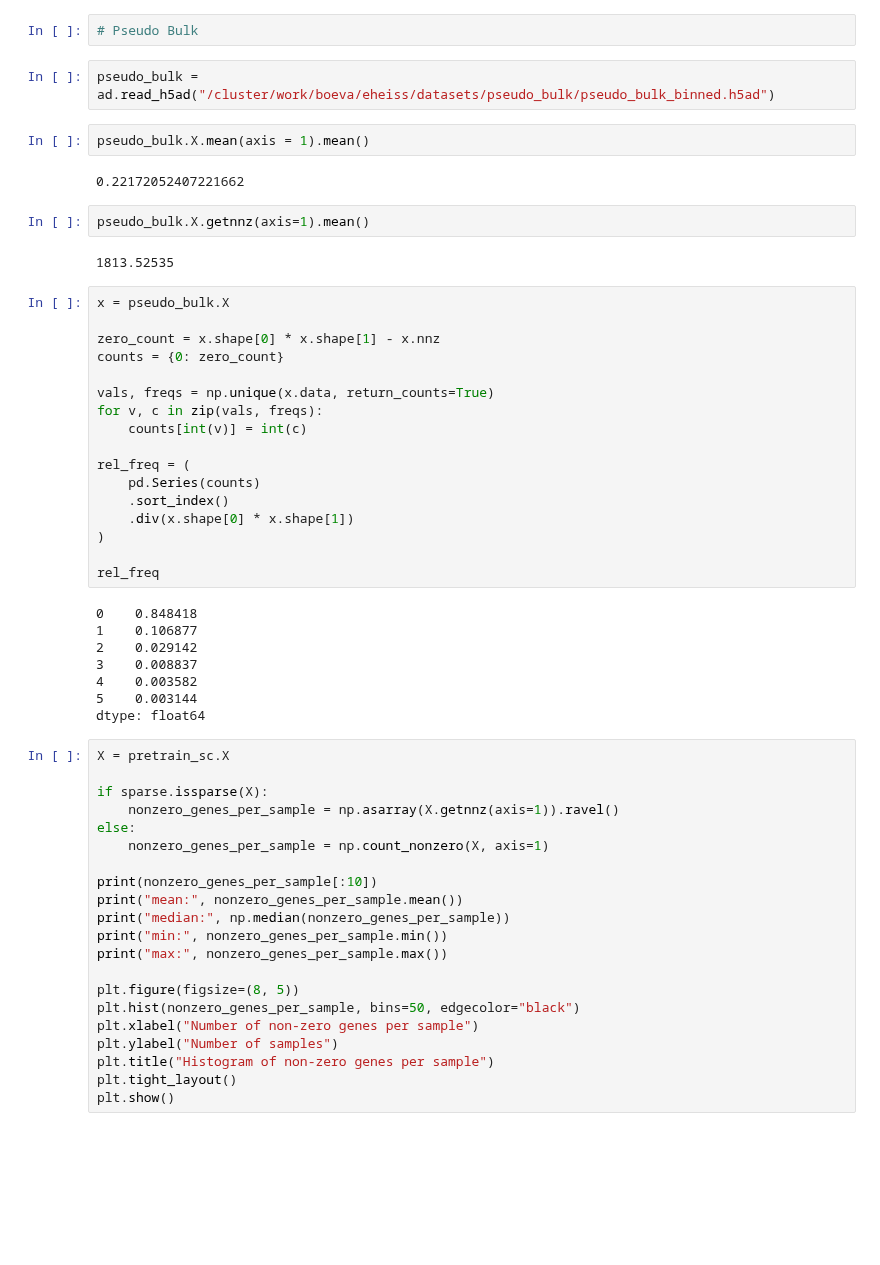
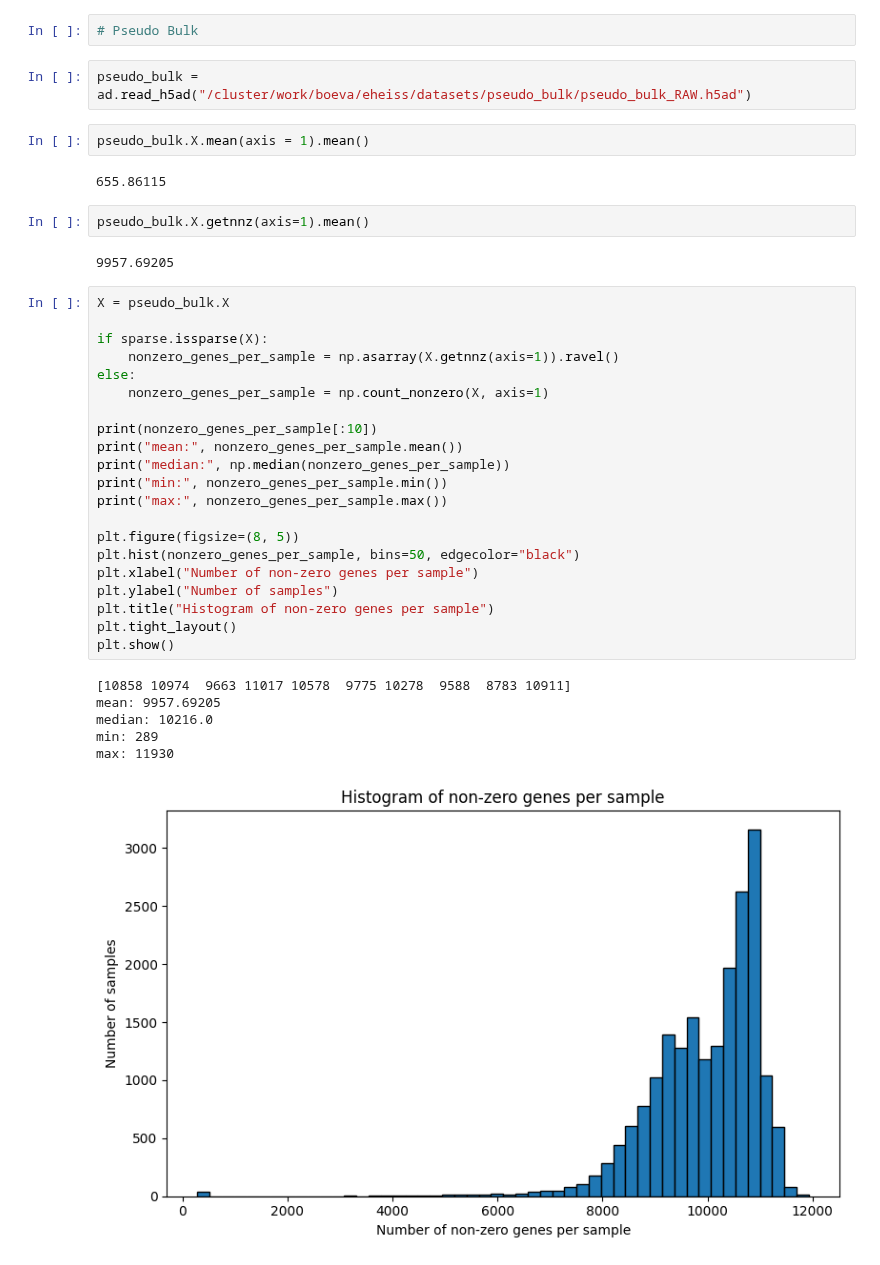
Before and after one commit to eheiss/scbFM, a Jupyter notebook: data/notebooks/dataset_checks.ipynb, the cells around one changed output. Drawn from its saved outputs; the diff is of its cells as text; blank space fills up the shorter version.

```diff
--- a/data/notebooks/dataset_checks.ipynb
+++ b/data/notebooks/dataset_checks.ipynb
@@ -332,58 +167,40 @@ max: 5334
 # %%
 # Pseudo Bulk
 # %%
-pseudo_bulk = ad.read_h5ad("/cluster/work/boeva/eheiss/datasets/pseudo_bulk/pseudo_bulk_binned.h5ad")
+pseudo_bulk = ad.read_h5ad("/cluster/work/boeva/eheiss/datasets/pseudo_bulk/pseudo_bulk_RAW.h5ad")
 # %%
 pseudo_bulk.X.mean(axis = 1).mean()
 # %% [output]
-0.22172052407221662
+655.86115
 # %%
 pseudo_bulk.X.getnnz(axis=1).mean()
 # %% [output]
-1813.52535
+9957.69205
-# %%
-x = pseudo_bulk.X
-
-zero_count = x.shape[0] * x.shape[1] - x.nnz
-counts = {0: zero_count}
-
-vals, freqs = np.unique(x.data, return_counts=True)
-for v, c in zip(vals, freqs):
-    counts[int(v)] = int(c)
-
-rel_freq = (
-    pd.Series(counts)
-    .sort_index()
-    .div(x.shape[0] * x.shape[1])
-)
-
-rel_freq
-# %% [output]
-0    0.848418
-1    0.106877
-2    0.029142
-3    0.008837
-4    0.003582
-5    0.003144
-dtype: float64
 # %%
-X = pretrain_sc.X
+X = pseudo_bulk.X
 
 if sparse.issparse(X):
     nonzero_genes_per_sample = np.asarray(X.getnnz(axis=1)).ravel()
 else:
     nonzero_genes_per_sample = np.count_nonzero(X, axis=1)
 
 print(nonzero_genes_per_sample[:10])
 print("mean:", nonzero_genes_per_sample.mean())
 print("median:", np.median(nonzero_genes_per_sample))
 print("min:", nonzero_genes_per_sample.min())
 print("max:", nonzero_genes_per_sample.max())
 
 plt.figure(figsize=(8, 5))
 plt.hist(nonzero_genes_per_sample, bins=50, edgecolor="black")
 plt.xlabel("Number of non-zero genes per sample")
 plt.ylabel("Number of samples")
 plt.title("Histogram of non-zero genes per sample")
 plt.tight_layout()
 plt.show()
+# %% [output]
+[10858 10974  9663 11017 10578  9775 10278  9588  8783 10911]
+mean: 9957.69205
+median: 10216.0
+min: 289
+max: 11930
+[figure, added]
```
Also changed, not shown: parts of 24 cells of this notebook, 2 other files.
